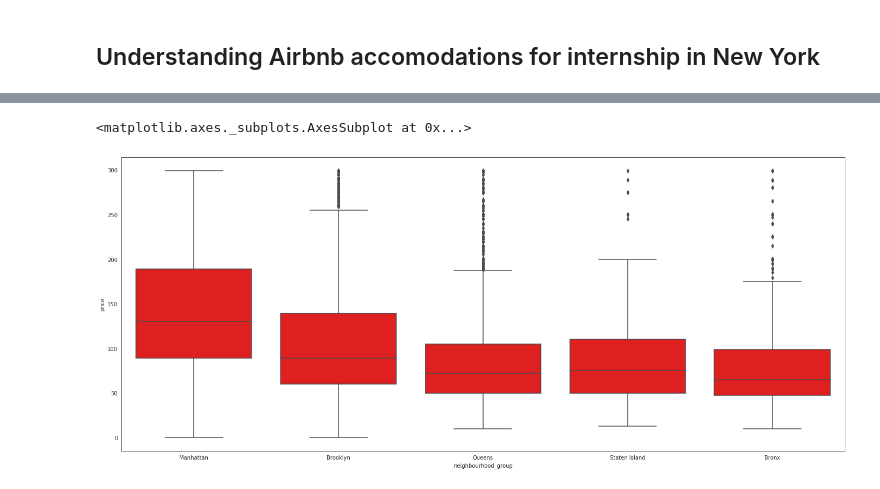
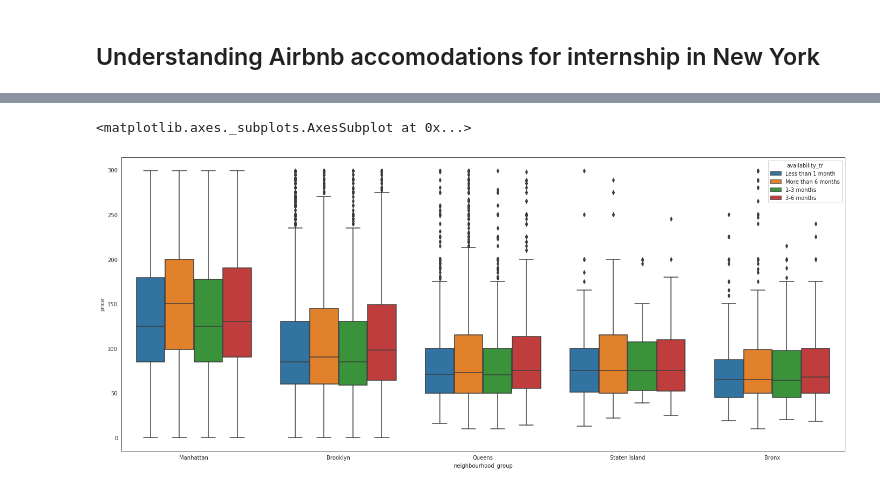
Before and after one commit to ravitashaw/ids705, a Jupyter notebook: assignment1/Assignment_1.ipynb, the cells around one changed output, grey strips where cells are left out. Drawn from its saved outputs; the diff is of its cells as text; code cells hidden in the pictures.

```diff
--- a/assignment1/Assignment_1.ipynb
+++ b/assignment1/Assignment_1.ipynb
@@ -703,2 +712,25 @@ There also are a couple of "gotchas" to watch out for with this dataset:
 # %% [markdown]
 **ANSWER**
+# %%
+import numpy as np
+import pandas as pd
+import seaborn as sns
+
+egrid = pd.read_excel('egrid2016.xlsx', sheet_name='PLNT16', header=[1])
+egrid = egrid.fillna(0)
+
+max(egrid['PLNGENAN'])
+print(egrid.loc[egrid['PLNGENAN'] == max(egrid['PLNGENAN']), 'PNAME'])
+
+print(egrid.loc[egrid['LAT'] == max(egrid['LAT']), 'PNAME'])
+
+print(egrid.loc[egrid['LAT'] == max(egrid['LAT']), 'PSTATABB'])
+
+tmp = egrid.groupby('PLPRMFL')['PLNGENAN'].sum().reset_index()
+print(tmp)
+
+sns.set_style("white")
+sns.set_context({"figure.figsize": (24, 10)})
+sns.barplot(x=egrid['PLPRMFL'], y=egrid['PLNGENAN'])
+
+#sns.barplot(x=tmp['PLPRMFL'], y=tmp['PLNGENAN'])
@@ -899,6 +1017,14 @@ I have a shear willingness to find a good and comfortable place without compromi
 Based upon the available dataset, I decided to try to answer several questions to get a better understanding of NewYork listings on Airbnb. First, the variation of price with room availibility across different neighborhoods, room types and reviews are explored. After that, the neighborhood is analyzed with respect to room types, availability, minimum number of nights and reviews.
 
 ## Price
+# %%
+data_ny['availability_tr'] = 'Less than 1 month'
+data_ny.loc[data_ny['availability_365']<30, 'availability_tr'] = 'Less than 1 month'
+data_ny.loc[(data_ny['availability_365']>=30) & (data_ny['availability_365']<90), 'availability_tr'] = '1-3 months'
+data_ny.loc[(data_ny['availability_365']>=90) & (data_ny['availability_365']<180), 'availability_tr'] = '3-6 months'
+data_ny.loc[(data_ny['availability_365']>=180), 'availability_tr'] = 'More than 6 months'
+
+data_ny = data_ny[data_ny['reviews_per_month']<25]
 # %%
 ## Observations: 48,895
 ## Variables: 16
@@ -921,5 +1052,5 @@ Based upon the available dataset, I decided to try to answer several questions t
 # %%
-sns.boxplot(x = data_ny.neighbourhood_group, y = data_ny.price, color = "red")
+sns.boxplot(x = 'neighbourhood_group', y = 'price', data=data_ny, hue = 'availability_tr')
 # %% [output]
 <matplotlib.axes._subplots.AxesSubplot at 0x...>
-[figure, old version]
+[figure, new version]
```
Also changed, not shown: parts of 16 cells of this notebook, 5 other files.
